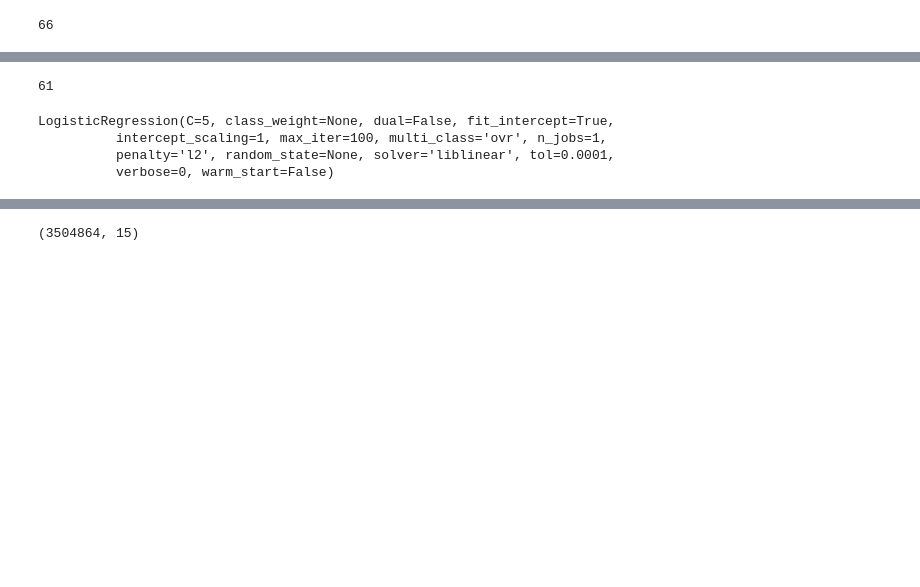
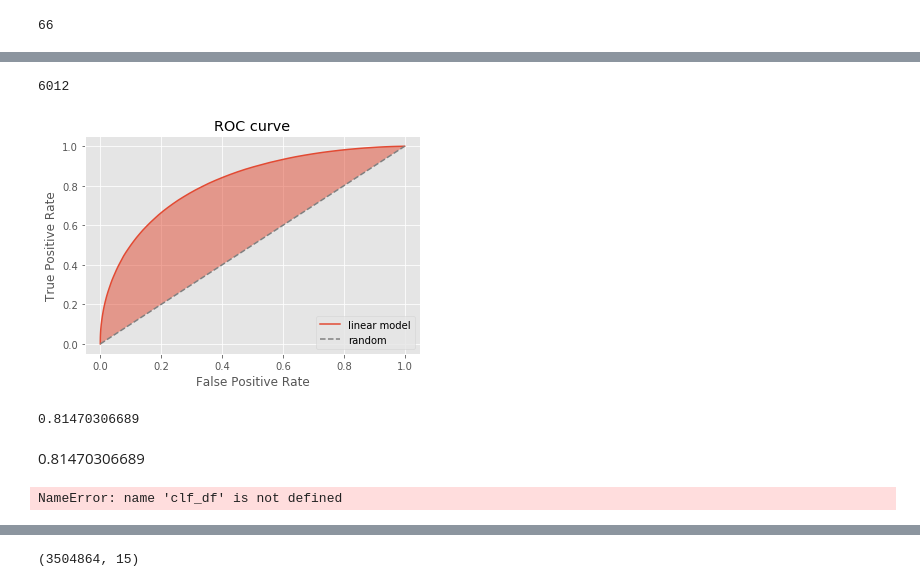
Before and after one commit to gt22/banana-ml, a Jupyter notebook: bfd/bfd-kaggle.ipynb, the cells around one changed output, grey strips where cells are left out. Saved outputs shown, nothing was run; the diff lists cells and outputs as text; code cells hidden in the pictures; blank space fills up the shorter version.

```diff
--- a/bfd/bfd-kaggle.ipynb
+++ b/bfd/bfd-kaggle.ipynb
@@ -287,10 +257,51 @@ shuffled_df = shuffle(clf_df)
+# %%
+reg_used_cols = ["AirFrameChance",
+             "DepFrameChance",
+             "ArrFrameChance",
+             "FlightChance",
+             "DHOYChance",
+             "AHOYChance",
+             "OriginChance",
+             "DestChance",
+             "CarrierChance",
+             "TaxiIn",
+             "TaxiOut",
+             "DHOY_OriginChance",
+             "AHOY_DestChance"
+            ]
+num_cols_dec = ['AirTime', 'Distance', 'TaxiIn', 'TaxiOut',
+                'DepTotalMinutes', 'ArrTotalMinutes',
+                'Origin_label', 'Dest_label']
+cat_cols_dec = ['Month', 'DayofMonth', 'DayOfWeek', 'UniqueCarrier']
+dec_used_cols = num_cols_dec + cat_cols_dec
+cols_drop_dec = [x for x in reg_used_cols if x not in dec_used_cols]
+merged_df = pd.get_dummies(df[list(set(dec_used_cols + reg_used_cols)) + ['target']], columns=cat_cols_dec)
 # %%
-labels = shuffled_df["target"]
-clf_train, clf_test, label_train, label_test = model_selection.train_test_split(shuffled_df.drop("target", axis=1), labels, test_size = 0.3)
+labels = merged_df["target"]
+data_train, data_test, label_train, label_test = model_selection.train_test_split(
+    merged_df.drop("target", axis=1),
+    labels,
+    test_size = 0.3)
+gc.collect()
+# %% [output]
+6012
-# %%
-gc.collect()
-# %% [output]
-61
+# %%
+dec = ensemble.RandomForestClassifier(n_estimators=100, n_jobs=3)
+# %%
+dec.fit(data_train.drop(cols_drop_dec, axis=1), label_train)
+try:
+    notif.show_toast("Random forest complete!", "Come HERE!!!!", duration=10)
+except:
+    pass
+# %%
+dec_pred = dec.predict_proba(data_test.drop(cols_drop_dec, axis=1))
+roc_curve(label_test, dec_pred)
+print(metrics.roc_auc_score(label_test, dec_pred[:,1]))
+# %% [output]
+[figure, added]
+0.81470306689
+# %% [markdown]
+0.81470306689
 # %%
 clf = linear_model.LogisticRegression()
 param_grid = {'C': [0.01, 0.1, 1, 5]}
@@ -299,11 +308,8 @@ param_grid = {'C': [0.01, 0.1, 1, 5]}
 opt = model_selection.GridSearchCV(clf, param_grid, cv=3, n_jobs=2, return_train_score=True, scoring='roc_auc')
 # %%
-opt.fit(clf_train, label_train)
-#for i, c in enumerate(opt.best_estimator_.coef_[0]):
-#    print("%s: %f" % (clf_df.columns[i], c))
-print(opt.best_estimator_)
+opt.fit(data_train[reg_used_cols], label_train)
+gc.collect()
+for i, c in enumerate(opt.best_estimator_.coef_[0]):
+    print("%s: %f" % (data_train[reg_used_cols].columns[i], c))
 # %% [output]
-LogisticRegression(C=5, class_weight=None, dual=False, fit_intercept=True,
-          intercept_scaling=1, max_iter=100, multi_class='ovr', n_jobs=1,
-          penalty='l2', random_state=None, solver='liblinear', tol=0.0001,
-          verbose=0, warm_start=False)
+NameError: name 'clf_df' is not defined
```
Also changed, not shown: parts of 40 cells of this notebook, 3 other files.
